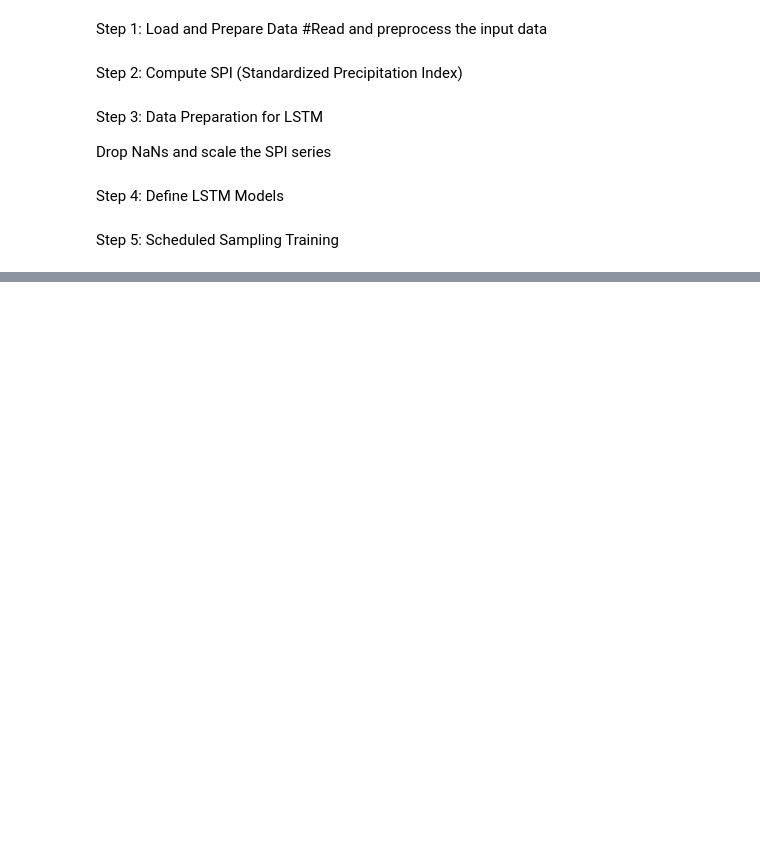
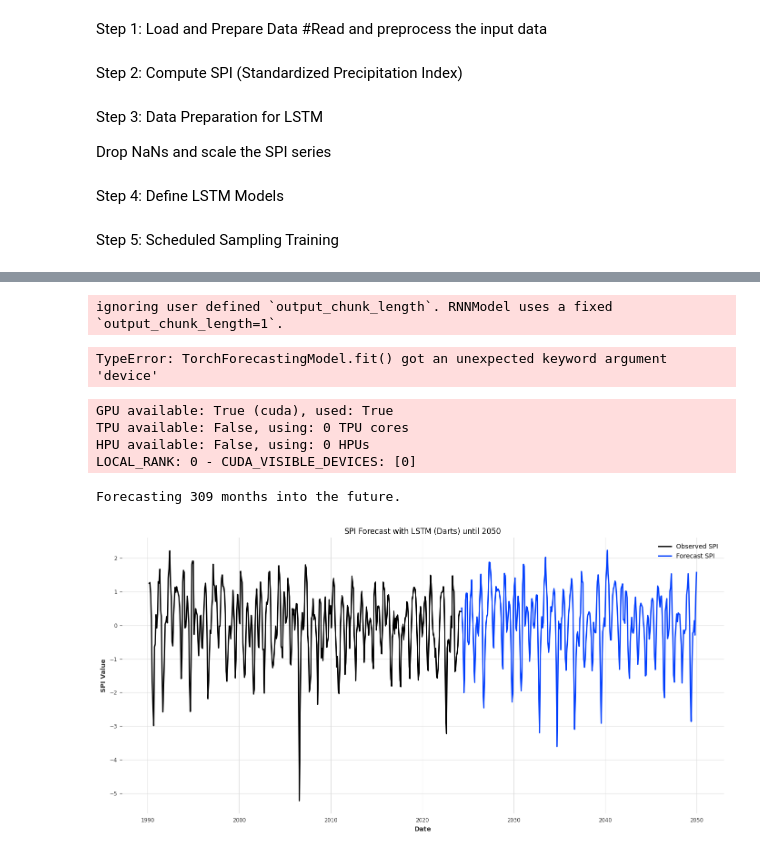
Before and after one commit to varastuian/PredictionDroughtUsingLSTM-, a Jupyter notebook: Codes/main.ipynb, the cells around one changed output, grey strips where cells are left out. Drawn from its saved outputs; the diff is of its cells as text; code cells hidden in the pictures; blank space fills up the shorter version.

```diff
--- a/Codes/main.ipynb
+++ b/Codes/main.ipynb
@@ -68,7 +68,7 @@ def compute_spi_timescales(data, col='rrr24', timescales=[1, 3, 6, 9, 12, 24]):
     spi_results = {}
 
     # for scale in timescales:
-    for scale in [12]:
+    for scale in [3]:
         # Rolling precipitation over the given scale
         rolling_precip = data[col].rolling(scale, min_periods=scale).sum()
 
@@ -330,2 +311,63 @@ One-step Training Epoch 140, Loss: 0.1624
 # %%
-import darts
+
+from darts import TimeSeries
+from darts.models import RNNModel
+spi_series = all_spi_data[40708].dropna()
+
+ts = TimeSeries.from_dataframe(spi_series, 'ds', 'SPI_3')
+
+model = RNNModel(
+    model='LSTM',
+    input_chunk_length=12,    # e.g. use one year of past data
+    output_chunk_length=6,    # forecast 6 months at a time
+    hidden_dim=25,           # size of hidden layer (try adjusting)
+    n_rnn_layers=2,
+    dropout=0.1,
+    batch_size=16,
+    n_epochs=300,             # increase if needed for better convergence
+    optimizer_kwargs={'lr': 1e-3},
+    random_state=42
+)
+# %% [output]
+ignoring user defined `output_chunk_length`. RNNModel uses a fixed `output_chunk_length=1`.
+# %%
+model.fit(ts, verbose=True,)
+# %% [output]
+TypeError: TorchForecastingModel.fit() got an unexpected keyword argument 'device'
+# %%
+import pandas as pd
+
+# End date of your time series:
+last_date = ts.end_time().to_pydatetime()
+
+# Calculate forecast horizon (number of months until January 2050).
+# (Assuming you want to forecast up to and including December 2049,
+#  so that the new data start from January 2050.)
+forecast_steps = (2050 - last_date.year) * 12 - (last_date.month - 1)
+
+print(f"Forecasting {forecast_steps} months into the future.")
+
+import matplotlib.pyplot as plt
+
+# Predict the future SPI until 2050.
+forecast = model.predict(n=forecast_steps)
+
+# Plot the original time series and the forecast.
+plt.figure(figsize=(14, 7))
+ts.plot(label='Observed SPI', lw=2)
+forecast.plot(label='Forecast SPI', lw=2)
+
+plt.title("SPI Forecast with LSTM (Darts) until 2050")
+plt.xlabel("Date")
+plt.ylabel("SPI Value")
+plt.legend()
+plt.grid(True)
+plt.tight_layout()
+plt.show()
+# %% [output]
+GPU available: True (cuda), used: True
+TPU available: False, using: 0 TPU cores
+HPU available: False, using: 0 HPUs
+LOCAL_RANK: 0 - CUDA_VISIBLE_DEVICES: [0]
+Forecasting 309 months into the future.
+[figure, added]
```
Also changed, not shown: parts of 1 cell of this notebook, 9 other files.
